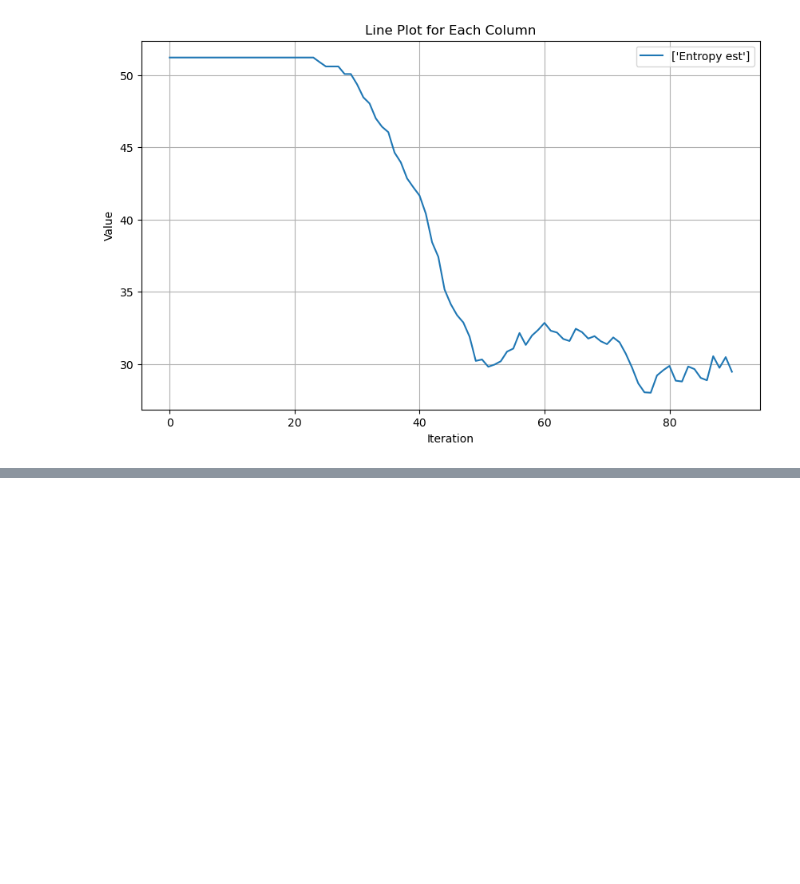
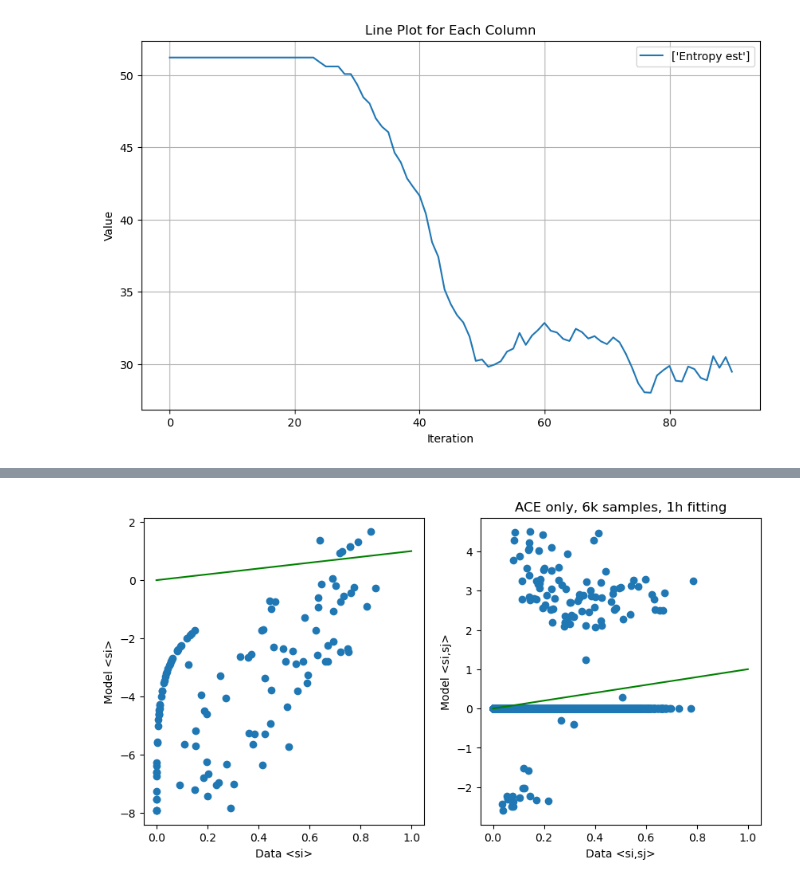
Before and after one commit to PaulHosek/MCM_classifier, a Jupyter notebook: Classifier_1/pairwise/testing_plots_pw/test_convergence.ipynb, the cells around one changed output, grey strips where cells are left out. Drawn from its saved outputs; the diff is of its cells as text; code cells hidden in the pictures; blank space fills up the shorter version.

```diff
--- a/Classifier_1/pairwise/testing_plots_pw/test_convergence.ipynb
+++ b/Classifier_1/pairwise/testing_plots_pw/test_convergence.ipynb
@@ -68,3 +76,58 @@ plt.show()
+# %%
+# alternative cell for images data
+n = 121
+fname = "full-images-unlabeled-0"
+dir = f"../data/OUTPUT_mod/data/full_sample_sizes/6000/2/{fname}"
+
+data_all = np.loadtxt(f"{dir}/{fname}_sep-output.p",dtype=np.double)
+
+data_si = data_all[:n]
+data_sij = data_all[n:]
+# model
+
+alldatapath = dir
+output_datapath =  dir
+nruns = 1
+
+model_all = np.loadtxt(f"{dir}/{fname}_sep-output-out.j",dtype=np.double)
+model_si = model_all[:n]
+model_sij = model_all[n:]
+# since cant calculate real probabilities for si and sij, compute un-normalized energy instead
+
+
+
+data_si.shape, data_sij.shape, model_si.shape, model_sij.shape
+
+
+
+fig, axs = plt.subplots(1, 2, figsize=(10, 5))
+
+# for ax in axs:
+#     ax.set_aspect('equal', 'box')
+
+ax = axs[0]
+
+ax.scatter(data_si, model_si,marker="o")
+# ax.scatter(data_si, model_si,marker="o")
+
+ax.set_xlabel('Data <si>')
+ax.set_ylabel('Model <si>')
+
+ax = axs[1]
+ax.scatter(data_sij, model_sij,marker="o")
+ax.set_xlabel('Data <si,sj>')
+ax.set_ylabel('Model <si,sj>')
+
+for ax in axs:
+    # ax.set_xlim(0, 1)
+    # ax.set_ylim(0, 1)
+    ax.plot([0, 1], [0, 1], color='green')
+
+plt.title("ACE only, 6k samples, 1h fitting")
+
+plt.show()
+# %% [output]
+[figure, added]
 # %%
 import matplotlib.pyplot as plt
 import numpy as np
```
Also changed, not shown: parts of 4 cells of this notebook, 13 other files.
